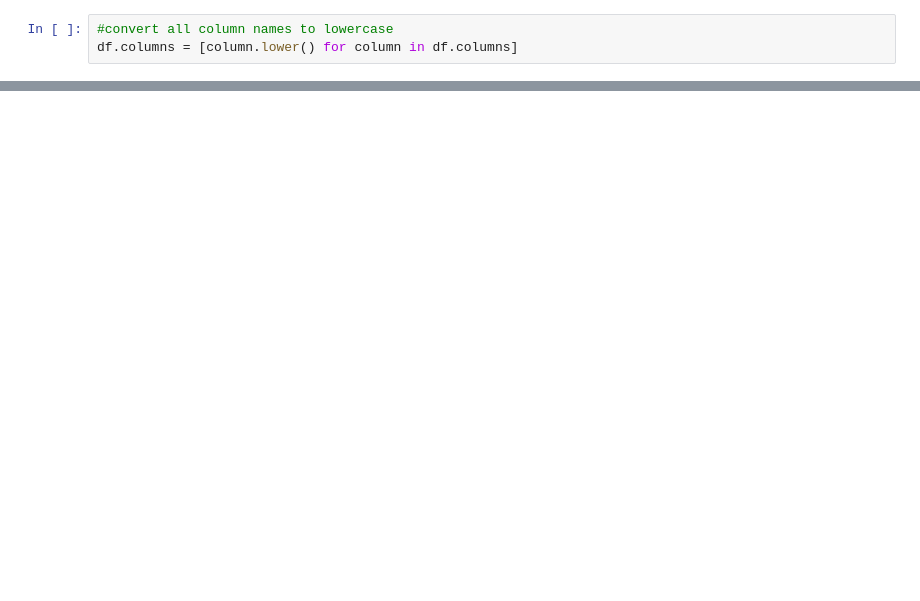
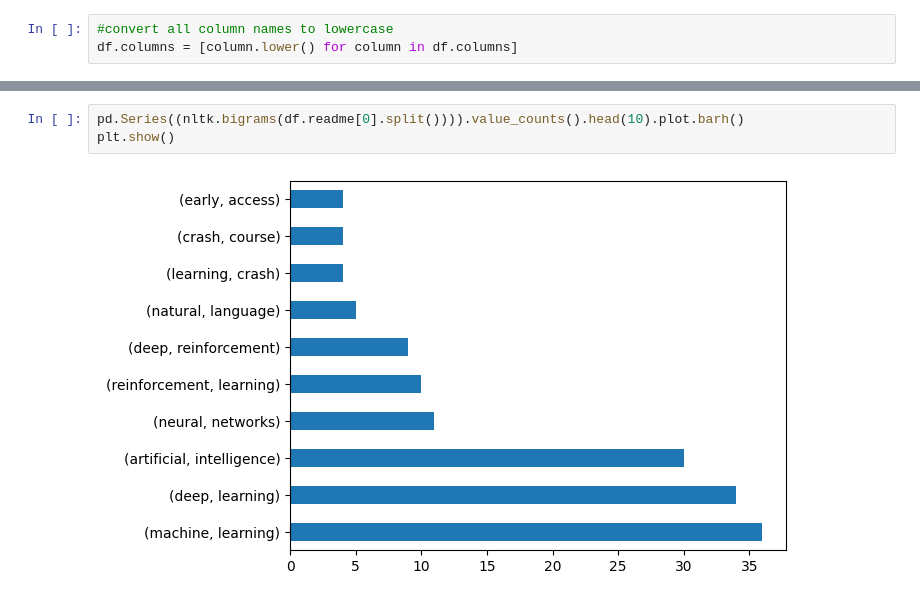
Before and after one commit to TheoandEdwige/git_lingua, a Jupyter notebook: scrapnotebook.ipynb, the cells around one changed output, grey strips where cells are left out. Cells and saved outputs as stored; diff of their text form; blank space fills up the shorter version.

```diff
--- a/scrapnotebook.ipynb
+++ b/scrapnotebook.ipynb
@@ -102,0 +98,5 @@ df.to_csv('gihub_repos.csv', index=False)
+# %%
+pd.Series((nltk.bigrams(df.readme[0].split()))).value_counts().head(10).plot.barh()
+plt.show()
+# %% [output]
+[figure, added]
```
Also changed, not shown: parts of 20 cells of this notebook, 3 other files.
